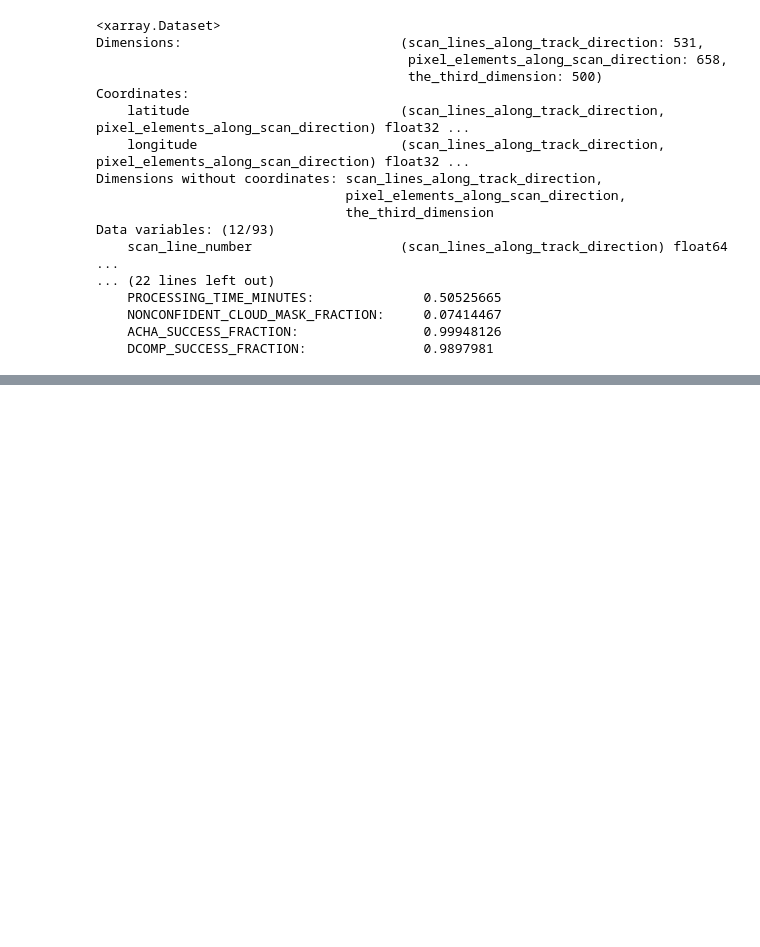
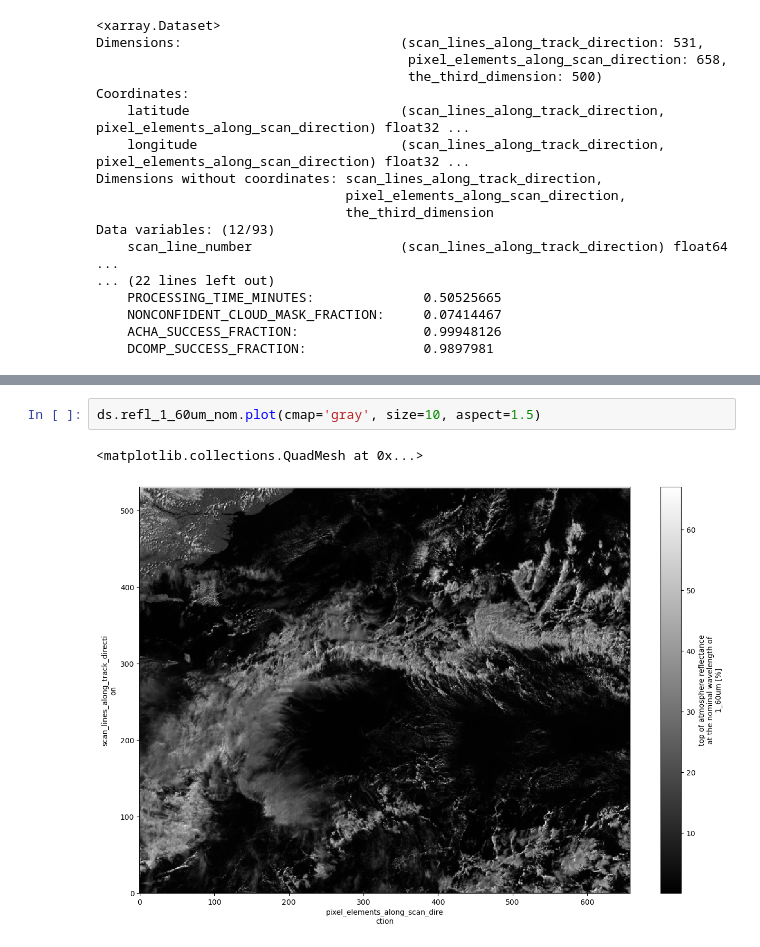
Before and after one commit to brianmapes/stratocu_waves, a Jupyter notebook: Fieldcampaign_sat_downloads.ipynb, the cells around one changed output, grey strips where cells are left out. Cells and saved outputs as stored; diff of their text form; blank space fills up the shorter version.

```diff
--- a/Fieldcampaign_sat_downloads.ipynb
+++ b/Fieldcampaign_sat_downloads.ipynb
@@ -133,0 +122,5 @@ Data variables:
+# %%
+ds.refl_1_60um_nom.plot(cmap='gray', size=10, aspect=1.5)
+# %% [output]
+<matplotlib.collections.QuadMesh at 0x...>
+[figure, added]
```
Also changed, not shown: parts of 4 cells of this notebook.
